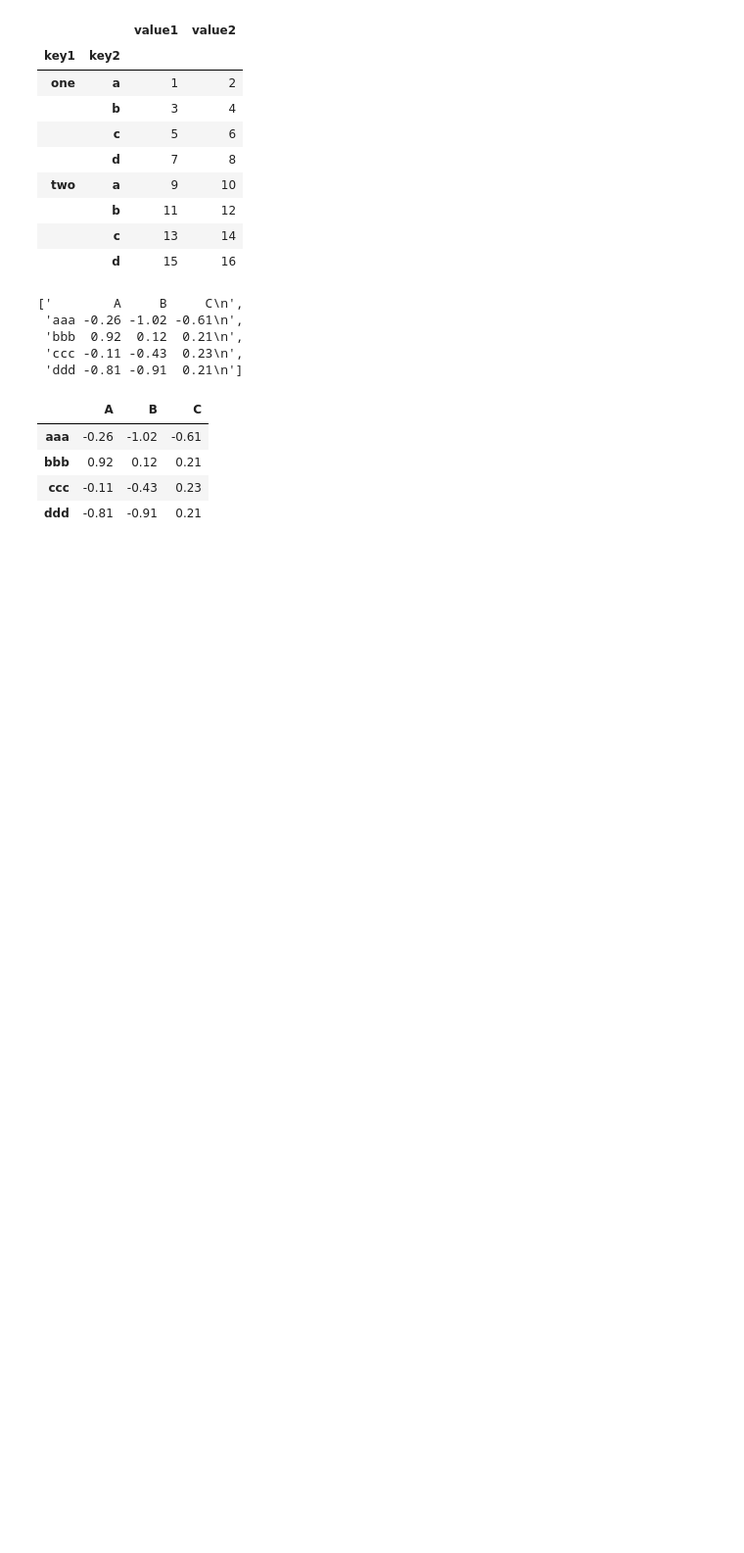
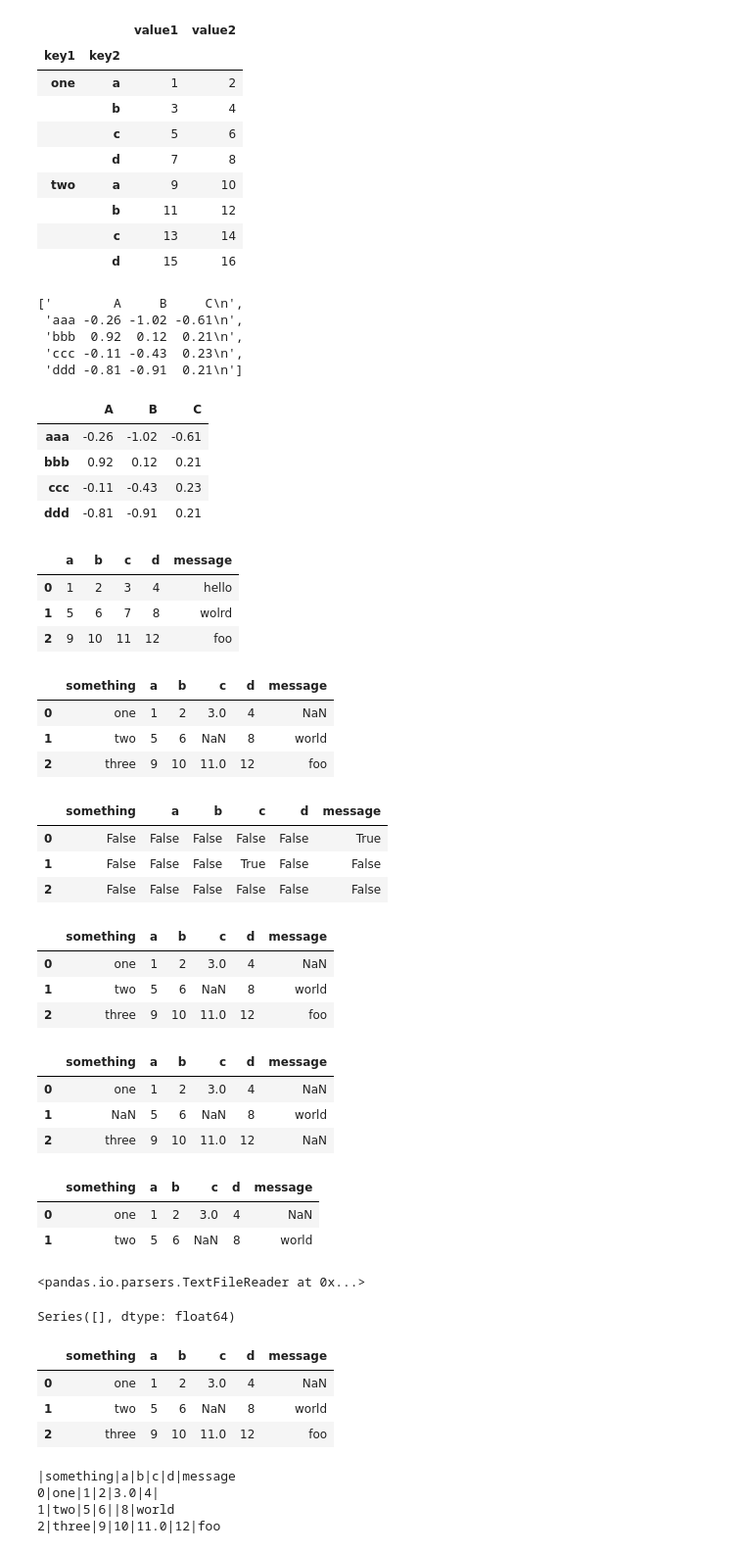
Before and after one commit to jasonTu/data_analyse_code, a Jupyter notebook: pandas_code/handle_input_output.ipynb, the cells around one changed output. Shown at 98% size. Drawn from its saved outputs; the diff is of its cells as text; code cells hidden in the pictures; blank space fills up the shorter version.

```diff
--- a/pandas_code/handle_input_output.ipynb
+++ b/pandas_code/handle_input_output.ipynb
@@ -86,3 +88,26 @@ result
 | bbb | 0.92 | 0.12 | 0.21 |
 | ccc | -0.11 | -0.43 | 0.23 |
 | ddd | -0.81 | -0.91 | 0.21 |
+# %%
+pd.read_csv('ch06/ex4.csv', skiprows=[0, 2, 3])
+# %% [output]
+|  | a | b | c | d | message |
+| 0 | 1 | 2 | 3 | 4 | hello |
+| 1 | 5 | 6 | 7 | 8 | wolrd |
+| 2 | 9 | 10 | 11 | 12 | foo |
+# %%
+result = pd.read_csv('ch06/ex5.csv')
+# %%
+result
+# %% [output]
+|  | something | a | b | c | d | message |
+| 0 | one | 1 | 2 | 3.0 | 4 | NaN |
+| 1 | two | 5 | 6 | NaN | 8 | world |
+| 2 | three | 9 | 10 | 11.0 | 12 | foo |
+# %%
+pd.isnull(result)
+# %% [output]
+|  | something | a | b | c | d | message |
+| 0 | False | False | False | False | False | True |
+| 1 | False | False | False | True | False | False |
+| 2 | False | False | False | False | False | False |
@@ -88,0 +116,7 @@ result
+# %%
+result
+# %% [output]
+|  | something | a | b | c | d | message |
+| 0 | one | 1 | 2 | 3.0 | 4 | NaN |
+| 1 | two | 5 | 6 | NaN | 8 | world |
+| 2 | three | 9 | 10 | 11.0 | 12 | foo |
@@ -88,0 +128,7 @@ result
+# %%
+pd.read_csv('ch06/ex5.csv', na_values=sentinels)
+# %% [output]
+|  | something | a | b | c | d | message |
+| 0 | one | 1 | 2 | 3.0 | 4 | NaN |
+| 1 | NaN | 5 | 6 | NaN | 8 | world |
+| 2 | three | 9 | 10 | 11.0 | 12 | NaN |
@@ -88,0 +137,6 @@ result
+# %%
+pd.read_csv('ch06/ex5.csv', nrows=2)
+# %% [output]
+|  | something | a | b | c | d | message |
+| 0 | one | 1 | 2 | 3.0 | 4 | NaN |
+| 1 | two | 5 | 6 | NaN | 8 | world |
@@ -88,0 +145,4 @@ result
+# %%
+chunker
+# %% [output]
+<pandas.io.parsers.TextFileReader at 0x...>
@@ -88,0 +153,4 @@ result
+# %%
+tot
+# %% [output]
+Series([], dtype: float64)
@@ -88,0 +161,7 @@ result
+# %%
+data
+# %% [output]
+|  | something | a | b | c | d | message |
+| 0 | one | 1 | 2 | 3.0 | 4 | NaN |
+| 1 | two | 5 | 6 | NaN | 8 | world |
+| 2 | three | 9 | 10 | 11.0 | 12 | foo |
@@ -88,0 +172,7 @@ result
+# %%
+data.to_csv(sys.stdout, sep='|')
+# %% [output]
+|something|a|b|c|d|message
+0|one|1|2|3.0|4|
+1|two|5|6||8|world
+2|three|9|10|11.0|12|foo
```
Also changed, not shown: parts of 32 cells of this notebook, 5 other files.
